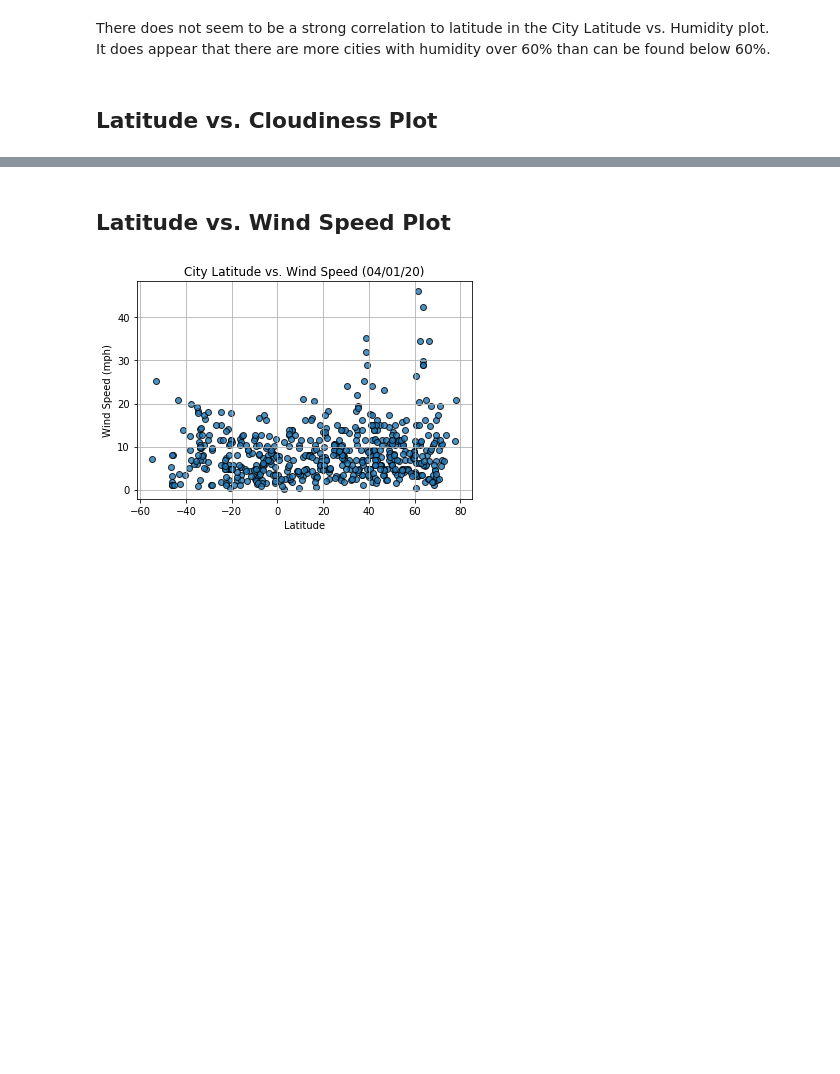
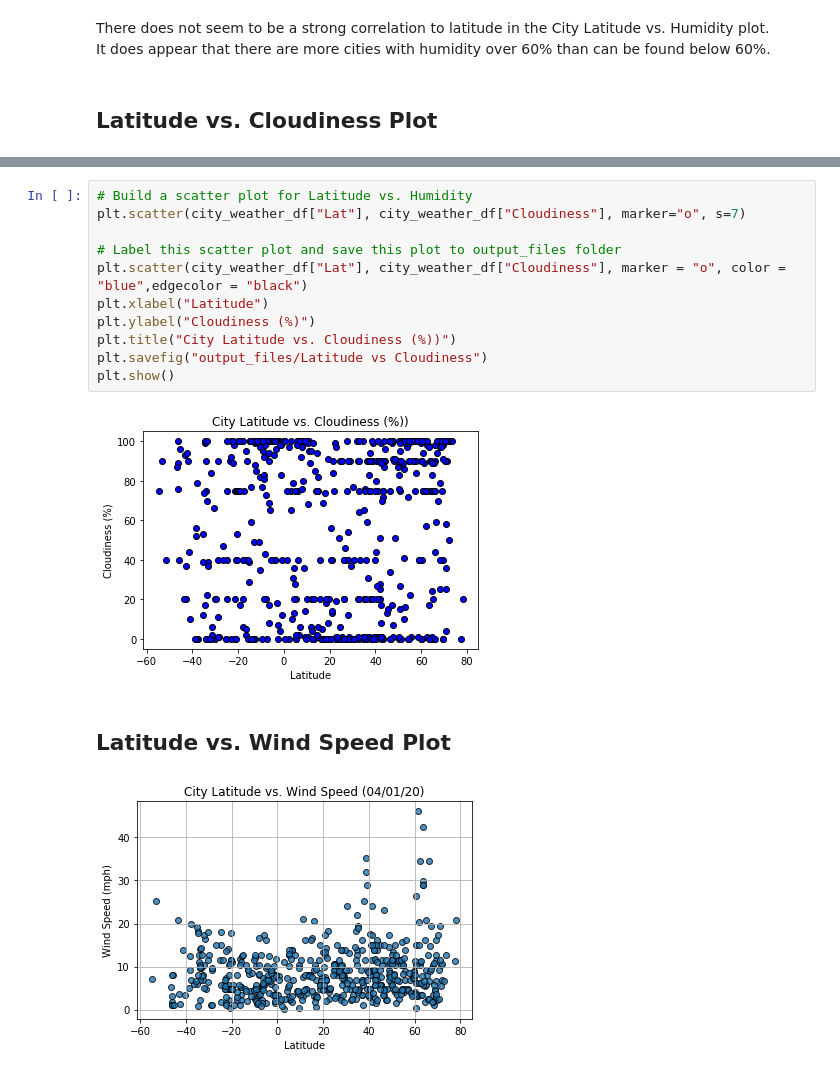
Before and after one commit to KGore12/python-api-challenge, a Jupyter notebook: WeatherPy/WeatherPy.ipynb, the cells around one changed output, grey strips where cells are left out. Saved outputs shown, nothing was run; the diff lists cells and outputs as text; blank space fills up the shorter version.

Commit message:
lat vs cloudiness plot and image

```diff
--- a/WeatherPy/WeatherPy.ipynb
+++ b/WeatherPy/WeatherPy.ipynb
@@ -217,3 +213,16 @@ It does appear that there are more cities with humidity over 60% than can be fou
+# %%
+# Build a scatter plot for Latitude vs. Humidity
+plt.scatter(city_weather_df["Lat"], city_weather_df["Cloudiness"], marker="o", s=7)
+
+# Label this scatter plot and save this plot to output_files folder
+plt.scatter(city_weather_df["Lat"], city_weather_df["Cloudiness"], marker = "o", color = "blue",edgecolor = "black")
+plt.xlabel("Latitude")
+plt.ylabel("Cloudiness (%)")
+plt.title("City Latitude vs. Cloudiness (%))")
+plt.savefig("output_files/Latitude vs Cloudiness")
+plt.show()
+# %% [output]
+[figure, added]
 # %% [markdown]
 ## Latitude vs. Wind Speed Plot
 # %%
```
Also changed, not shown: parts of 2 cells of this notebook, 1 other file.
